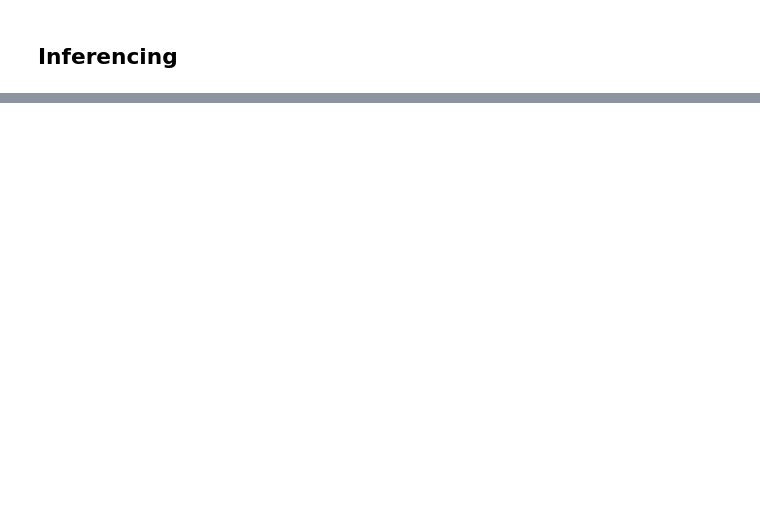
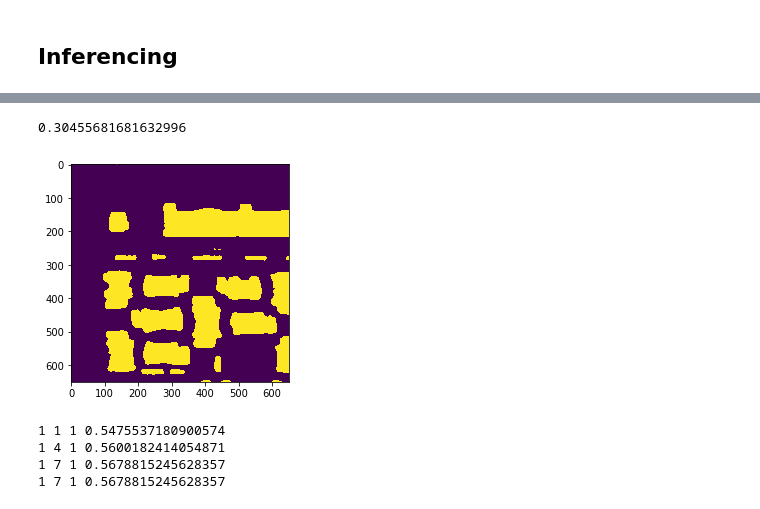
Before and after one commit to Twofyw/building-detection-challenge, a Jupyter notebook: test-vegas.ipynb, the cells around one changed output, grey strips where cells are left out. Saved outputs shown, nothing was run; the diff lists cells and outputs as text; code cells hidden in the pictures; blank space fills up the shorter version.

```diff
--- a/test-vegas.ipynb
+++ b/test-vegas.ipynb
@@ -50,5 +46,7 @@ Data finished loading: data/train/AOI_3_Paris_Train
 # %% [markdown]
 ## Inferencing
+# %%
+learn.load('deeplab-vegas')
 # %%
 %%time
-preds = learn.predict()
+preds = learn.predict().squeeze()
@@ -56,0 +53,6 @@ RuntimeError: cuda runtime error (2) : out of memory at /opt/conda/conda-bld/pyt
+# %%
+%%time
+with ThreadPoolExecutor(max_workers=8) as e:
+    x, y = list(zip(*list(e.map(learn.data.val_dl.get_batch, [[o] for o in range(preds.shape[0])]))))
+x, y, preds = [np.squeeze(o) for o in (x, y, preds)]
+print(preds.shape)
@@ -56,0 +77,5 @@ RuntimeError: cuda runtime error (2) : out of memory at /opt/conda/conda-bld/pyt
+# %%
+preds_big = _internal_validate_predict_best_param(3, slice_pred_list=[preds])
+x_big = _internal_validate_predict_best_param(3, slice_pred_list=[denorm(x)])
+y_big = _internal_validate_predict_best_param(3, slice_pred_list=[y])
+x_big[0].shape
@@ -56,0 +90,31 @@ RuntimeError: cuda runtime error (2) : out of memory at /opt/conda/conda-bld/pyt
+# %%
+idx = 96
+crfed = dense_crf((x_big[idx] * 255).astype('uint8'), (preds_big[idx]), 1, 7, 1)
+plt.imshow(preds_big[idx] > 0.3)
+print(jaccard_coef_cuda((V(preds_big[idx]) > 0.3).float(), V(y_big[idx])).data[0])
+# %% [output]
+0.30455681681632996
+[figure, added]
+# %%
+best_sxy1, best_sxy2, best_srgb = 0, 0, 0
+best_jac = 0
+# rows, cols = 3, 3
+# sx1 = np.arange(1, , ).astype('uint8')
+# eps = np.arange(1, 80, 80 / cols).astype('uint8')
+# res = np.empty([rows, cols] + list(srcs.shape))
+for sxy1 in np.arange(1, 10, 3):
+    for sxy2 in np.arange(1, 10, 3):
+        for srgb in np.arange(1, 10, 3):
+            crfed = dense_crf((x_big[idx] * 255).astype('uint8'), (preds_big[idx]),
+                             sxy1=sxy1, sxy2=sxy2, srgb=srgb)
+            jac = jaccard_coef_cuda(V(crfed), V(y_big[idx])).data[0]
+            if jac > best_jac:
+                best_jac = jac
+                best_sxy1, best_sxy2, best_srgb = sxy1, sxy2, srgb
+                print(sxy1, sxy2, srgb, jac)
+print(best_sxy1, best_sxy2, best_srgb, best_jac)
+# %% [output]
+1 1 1 0.5475537180900574
+1 4 1 0.5600182414054871
+1 7 1 0.5678815245628357
+1 7 1 0.5678815245628357
```
Also changed, not shown: parts of 17 cells of this notebook, 10 other files.
